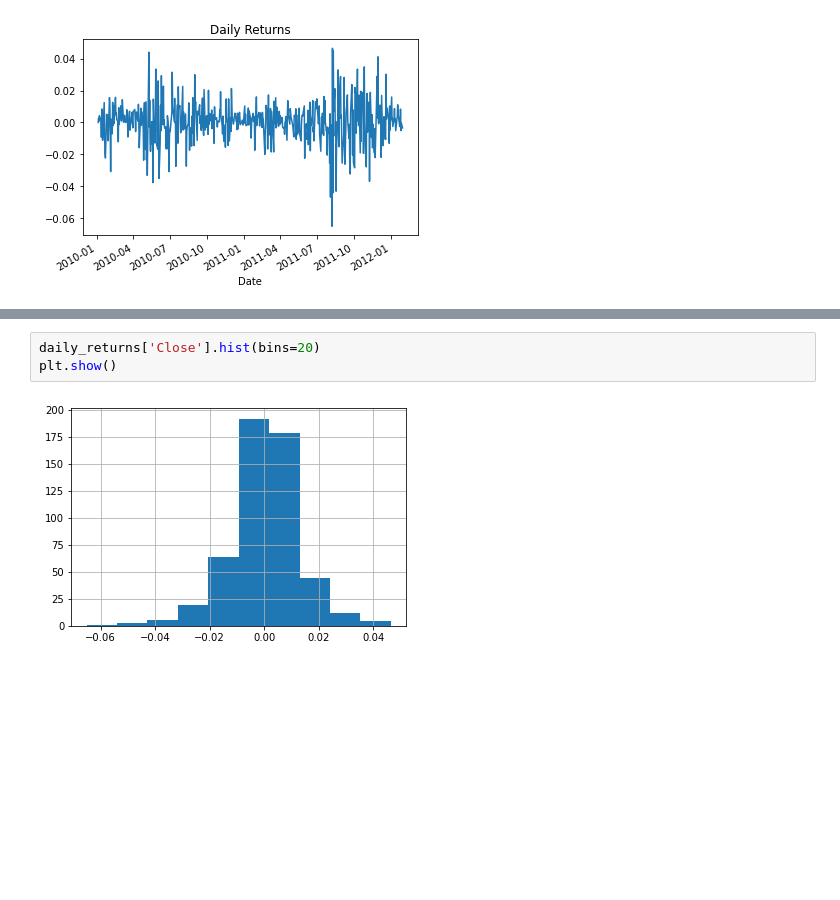
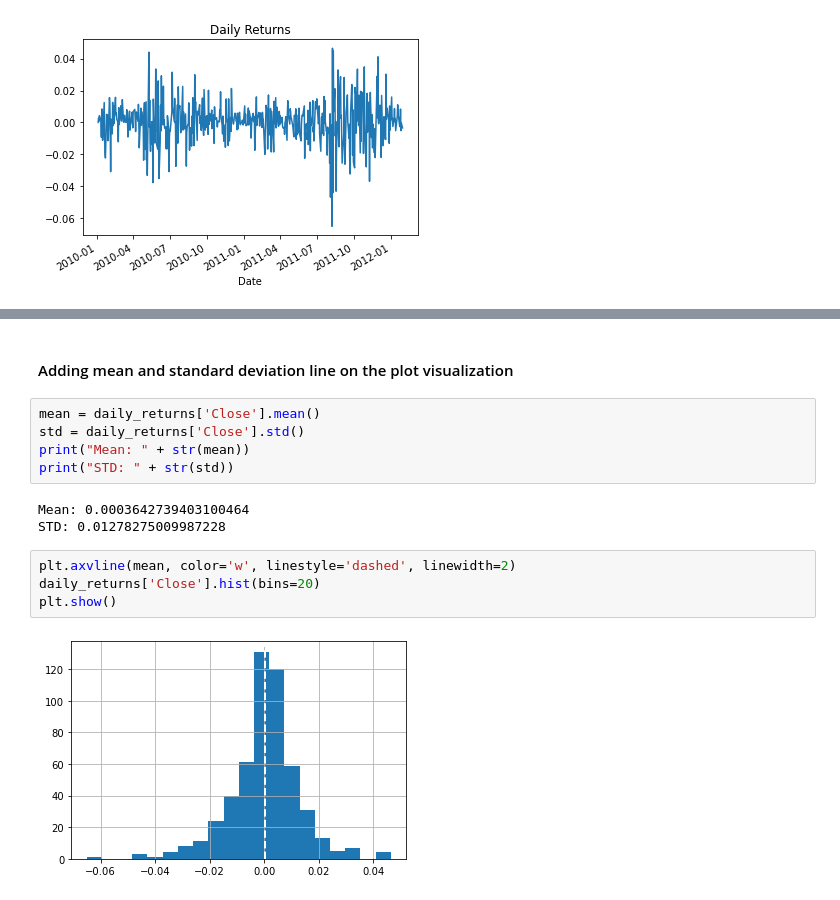
Before and after one commit to goldenglorys/ml-for-trading, a Jupyter notebook: ml_for_trading_3.ipynb, the cells around one changed output, grey strips where cells are left out. Cells and saved outputs as stored; diff of their text form; blank space fills up the shorter version.

Commit message:
mean and std visualization added

```diff
--- a/ml_for_trading_3.ipynb
+++ b/ml_for_trading_3.ipynb
@@ -44,5 +49,16 @@ plt.show()
+# %% [markdown]
+#### Adding mean and standard deviation line on the plot visualization
+# %%
+mean = daily_returns['Close'].mean()
+std = daily_returns['Close'].std()
+print("Mean: " + str(mean))
+print("STD: " + str(std))
+# %% [output]
+Mean: 0.0003642739403100464
+STD: 0.01278275009987228
 # %%
+plt.axvline(mean, color='w', linestyle='dashed', linewidth=2)
 daily_returns['Close'].hist(bins=20)
 plt.show()
 # %% [output]
-[figure, old version]
+[figure, new version]
```
Also changed, not shown: parts of 1 cell of this notebook.
